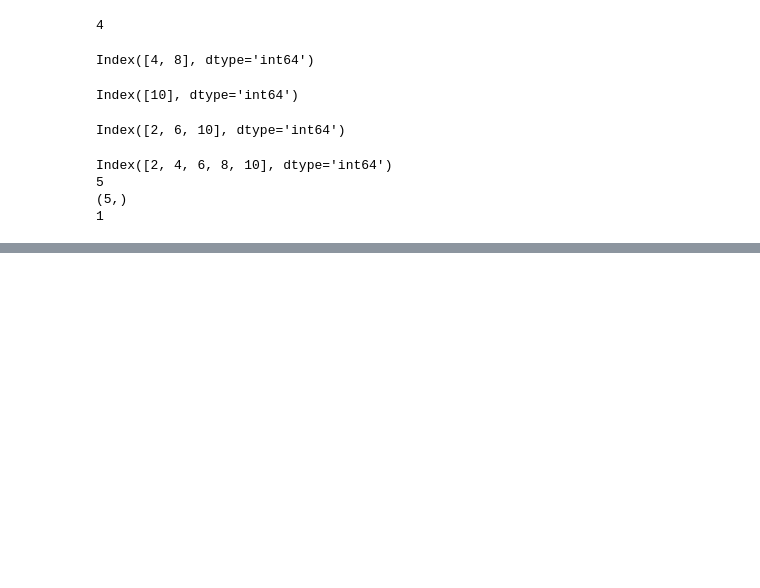
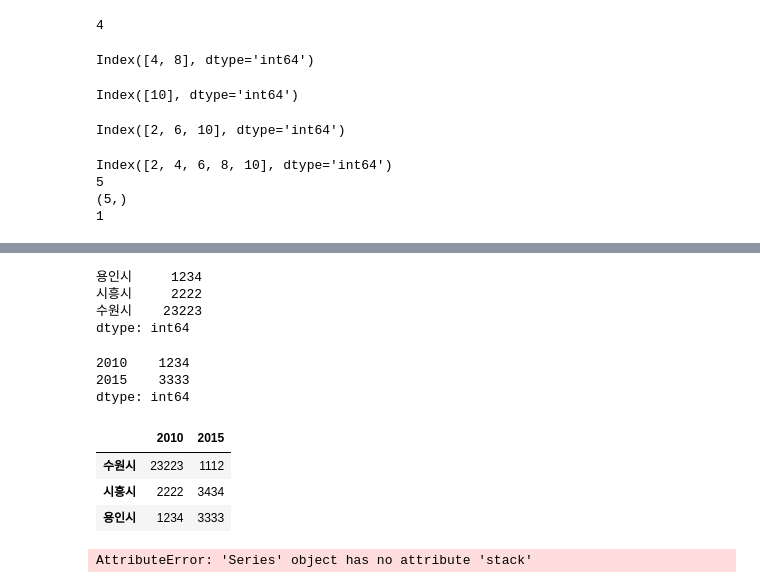
Before and after one commit to yumi-jun/LearnPandas, a Jupyter notebook: 판다스.ipynb, the cells around one changed output, grey strips where cells are left out. Cells and saved outputs as stored; diff of their text form; code cells hidden in the pictures; blank space fills up the shorter version.

```diff
--- a/판다스.ipynb
+++ b/판다스.ipynb
@@ -146,0 +325,6 @@ Index([1, 2, 3, 4, 5, 6, 7, 8, 9], dtype='int64')
+# %%
+pop_tuples=[1234,3333,
+            2222,3434,
+            23223,1112]
+population=pd.Series(pop_tuples,index=idx_tuples)
+population
@@ -146,0 +341,3 @@ Index([1, 2, 3, 4, 5, 6, 7, 8, 9], dtype='int64')
+# %%
+midx=pd.MultiIndex.from_tuples(idx_tuples)
+midx
@@ -146,0 +352,3 @@ Index([1, 2, 3, 4, 5, 6, 7, 8, 9], dtype='int64')
+# %%
+population=population.reindex(midx)
+population
@@ -146,0 +363,24 @@ Index([1, 2, 3, 4, 5, 6, 7, 8, 9], dtype='int64')
+# %%
+population[:,2010]
+# %% [output]
+용인시     1234
+시흥시     2222
+수원시    23223
+dtype: int64
+# %%
+population['용인시',:]
+# %% [output]
+2010    1234
+2015    3333
+dtype: int64
+# %%
+population.unstack()
+# %% [output]
+|  | 2010 | 2015 |
+| 수원시 | 23223 | 1112 |
+| 시흥시 | 2222 | 3434 |
+| 용인시 | 1234 | 3333 |
+# %%
+population.stack()
+# %% [output]
+AttributeError: 'Series' object has no attribute 'stack'
```
Also changed, not shown: parts of 34 cells of this notebook.
